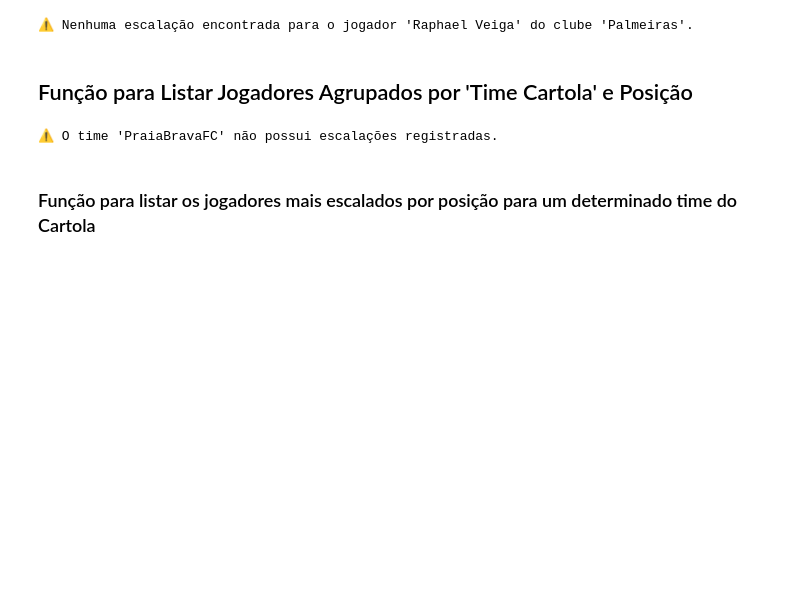
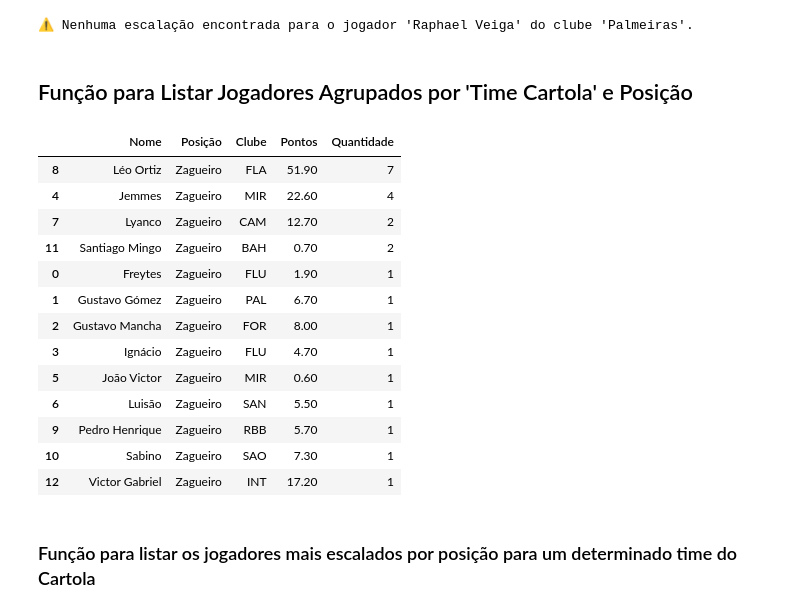
Before and after one commit to FernandoBC23/cartola_fbc, a Jupyter notebook: liga_serie_A/datasets_liga_serie_A/busca_dados_liga_serie_A.ipynb, the cells around one changed output. Saved outputs shown, nothing was run; the diff lists cells and outputs as text; code cells hidden in the pictures; blank space fills up the shorter version.

```diff
--- a/liga_serie_A/datasets_liga_serie_A/busca_dados_liga_serie_A.ipynb
+++ b/liga_serie_A/datasets_liga_serie_A/busca_dados_liga_serie_A.ipynb
@@ -832,35 +832,48 @@ def listar_jogadores_escalados_por_time_e_agrupados(df, nome_time, posicao=None)
 
     if nome_time not in df['Time Cartola'].unique():
         print(f"⚠️ O time '{nome_time}' não possui escalações registradas.")
         return pd.DataFrame()
 
     df_time = df[df['Time Cartola'] == nome_time]
 
     if posicao:
         df_time = df_time[df_time['Posição'] == posicao]
         if df_time.empty:
             print(f"⚠️ Nenhum jogador na posição '{posicao}' encontrado para o time '{nome_time}'.")
             return pd.DataFrame()
 
     df_agrupado = df_time.groupby(['Nome', 'Posição', 'Clube'], as_index=False).agg(
         Pontos=('Pontos', 'sum'),
         Quantidade=('Nome', 'size')
     )
 
     df_agrupado = df_agrupado.sort_values(by='Quantidade', ascending=False)
 
     return df_agrupado
 
 # Exemplo de uso
-nome_time = "PraiaBravaFC"
+nome_time = "FBC Colorado"
 posicao = 'Zagueiro'  # Substitua por outra posição ou deixe como None
 
 jogadores_escalados_agrupados = listar_jogadores_escalados_por_time_e_agrupados(df_escalacoes, nome_time, posicao)
 
 if not jogadores_escalados_agrupados.empty:
     display(jogadores_escalados_agrupados.head(20))
 # %% [output]
-⚠️ O time 'PraiaBravaFC' não possui escalações registradas.
+|  | Nome | Posição | Clube | Pontos | Quantidade |
+| 8 | Léo Ortiz | Zagueiro | FLA | 51.90 | 7 |
+| 4 | Jemmes | Zagueiro | MIR | 22.60 | 4 |
+| 7 | Lyanco | Zagueiro | CAM | 12.70 | 2 |
+| 11 | Santiago Mingo | Zagueiro | BAH | 0.70 | 2 |
+| 0 | Freytes | Zagueiro | FLU | 1.90 | 1 |
+| 1 | Gustavo Gómez | Zagueiro | PAL | 6.70 | 1 |
+| 2 | Gustavo Mancha | Zagueiro | FOR | 8.00 | 1 |
+| 3 | Ignácio | Zagueiro | FLU | 4.70 | 1 |
+| 5 | João Victor | Zagueiro | MIR | 0.60 | 1 |
+| 6 | Luisão | Zagueiro | SAN | 5.50 | 1 |
+| 9 | Pedro Henrique | Zagueiro | RBB | 5.70 | 1 |
+| 10 | Sabino | Zagueiro | SAO | 7.30 | 1 |
+| 12 | Victor Gabriel | Zagueiro | INT | 17.20 | 1 |
 # %% [markdown]
 ### Função para listar os jogadores mais escalados por posição para um determinado time do Cartola
 # %%
```
Also changed, not shown: parts of 6 cells of this notebook, 45 other files.
